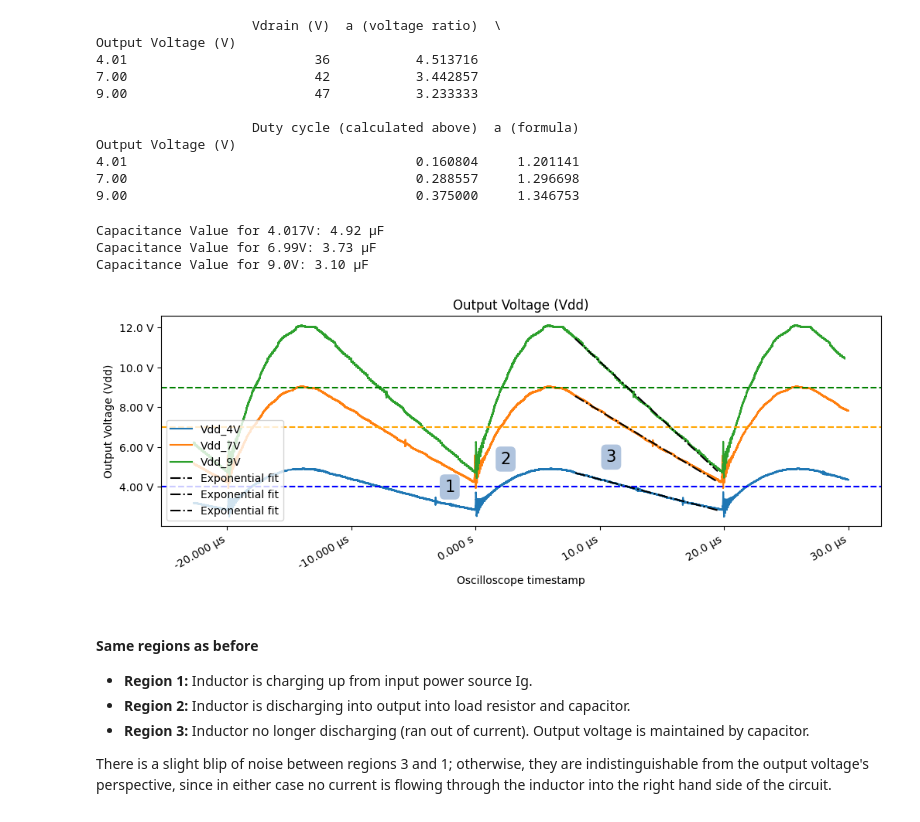
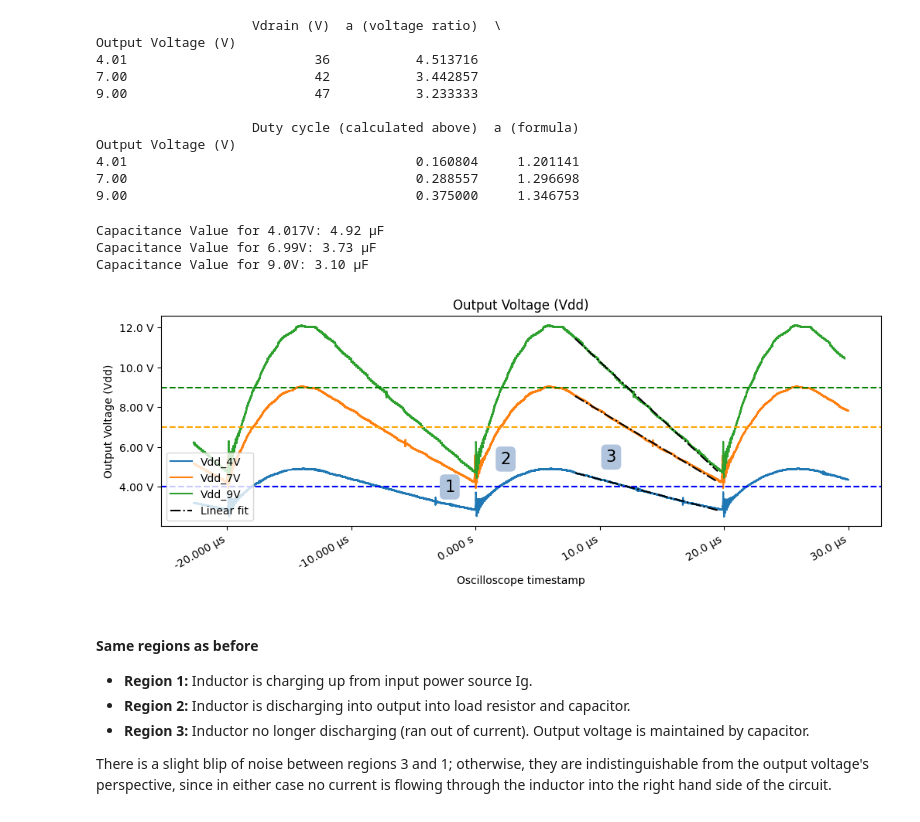
Before and after one commit to ianeyk/power-electronics, a Jupyter notebook: Lab 5/Lab5_report.ipynb, the cells around one changed output. Saved outputs shown, nothing was run; the diff lists cells and outputs as text; code cells hidden in the pictures.

Commit message:
update Vout graph labels

```diff
--- a/Lab 5/Lab5_report.ipynb
+++ b/Lab 5/Lab5_report.ipynb
@@ -304,35 +304,35 @@ ax1.legend(loc = "lower left")
 ax1.annotate('1', xy=(-2.5e-6, 4), size=15, va="center", bbox=dict(boxstyle="round", fc="lightsteelblue", ec="none"))
 ax1.annotate('2', xy=(2e-6, 5.4), size=15, va="center", bbox=dict(boxstyle="round", fc="lightsteelblue", ec="none"))
 ax1.annotate('3', xy=(10.5e-6, 5.5), size=15, va="center", bbox=dict(boxstyle="round", fc="lightsteelblue", ec="none"))
 
 Vdd = np.array([150e-3, 260e-3, 330e-3])
 ax1.axhline(y = Vout_vdd[0], color = "blue", linestyle = "dashed")
 ax1.axhline(y = Vout_vdd[1], color = "orange", linestyle = "dashed")
 ax1.axhline(y = Vout_vdd[2], color = "green", linestyle = "dashed")
 
 linear_ts = (8e-6, 19.5e-6)
 capacitances = []
 for i, dataset in enumerate(["Vdd_4V", "Vdd_7V", "Vdd_9V"]):
     df_linreg = df[(df["t"] > linear_ts[0]) & (df["t"] < linear_ts[1])].dropna()
 
     x = df_linreg["t"]
     y = df_linreg[dataset]
     A = np.vstack([x, np.ones(len(x))]).T
     a, b = np.linalg.lstsq(A, y, rcond=None)[0]
-    ax1.plot(df_linreg["t"], df_linreg["t"] * a + b, linestyle = "dashdot", color = "black", label = "Exponential fit")
+    ax1.plot(df_linreg["t"], df_linreg["t"] * a + b, linestyle = "dashdot", color = "black", label = ("Linear fit") if i == 0 else None)
     ax1.legend(loc = "lower left")
 
     Vc = Vout_vdd[i]
     Ic = -Vc / Rload
     dVdt = a
     C = Ic / dVdt
     capacitances.append(C)
     print(f"Capacitance Value for {Vout_vdd[i]}V: {si_format(C, precision = 2)}F")
 # %% [output]
 Capacitance Value for 4.017V: 4.92 µF
 Capacitance Value for 6.99V: 3.73 µF
 Capacitance Value for 9.0V: 3.10 µF
-[figure, old version]
+[figure, new version]
 # %% [markdown]
 #### Same regions as before
 * **Region 1:** Inductor is charging up from input power source Ig.
```
